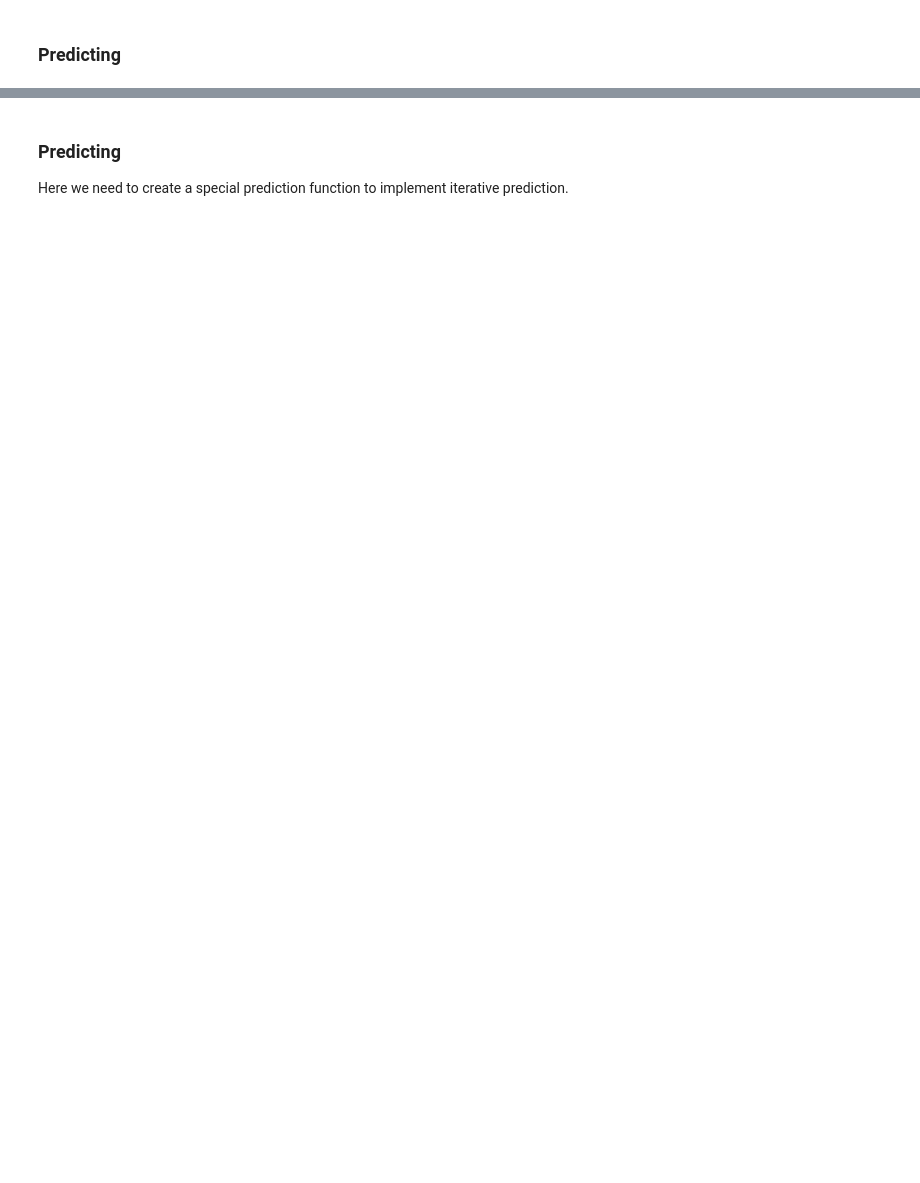
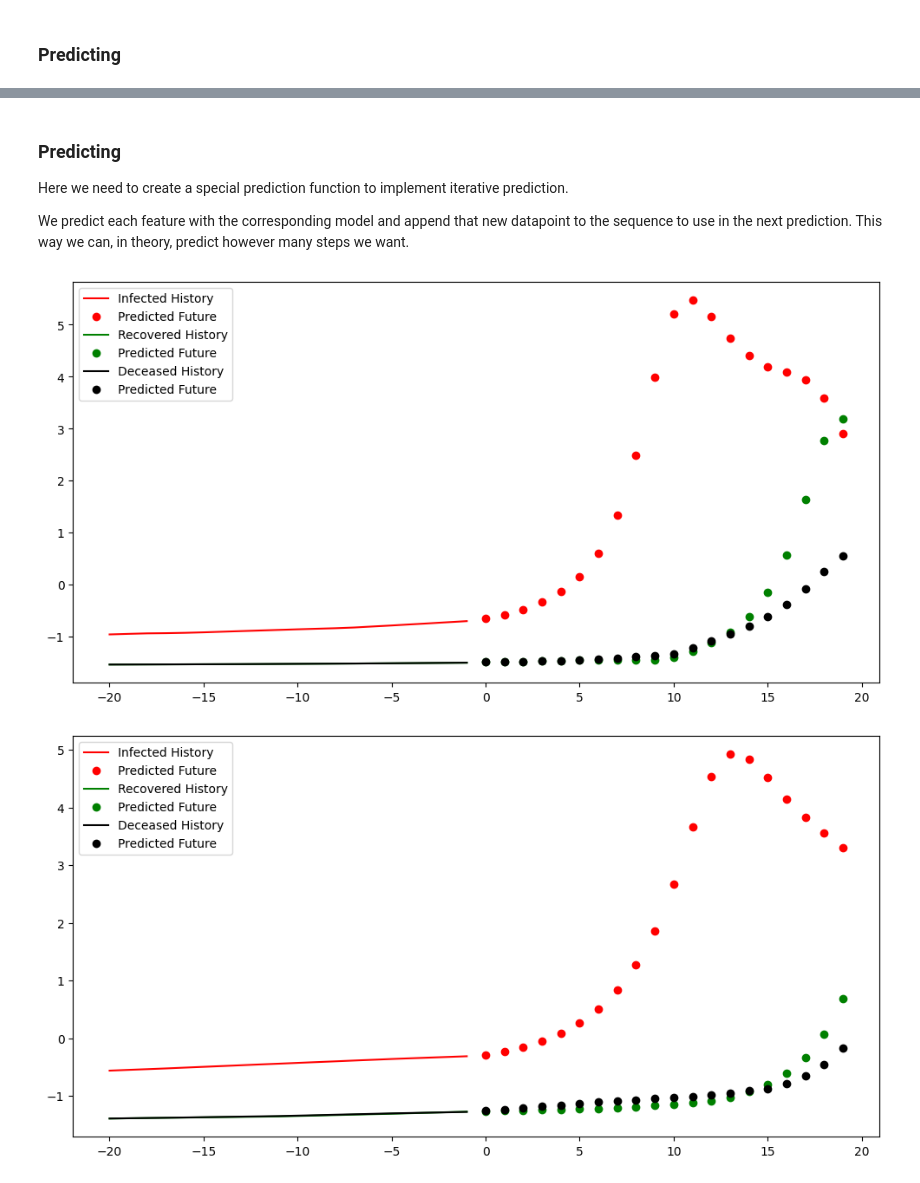
Before and after one commit to kallefrisk/Schoolwork, a Jupyter notebook: Python/DeepLearning/Recurrent_Neural_Net_Demonstration.ipynb, the cells around one changed output, grey strips where cells are left out. Drawn from its saved outputs; the diff is of its cells as text; code cells hidden in the pictures; blank space fills up the shorter version.

```diff
--- a/Python/DeepLearning/Recurrent_Neural_Net_Demonstration.ipynb
+++ b/Python/DeepLearning/Recurrent_Neural_Net_Demonstration.ipynb
@@ -602,15 +881,16 @@ def multi_step_plot(history, true_future, prediction):
     plt.legend(loc='upper left')
     plt.show()
 
-def iterative_step_plot(history, true_future, prediction):
+def iterative_step_plot(history, true_future, prediction, display_true=True):
     names = ['Infected', 'Recovered', 'Deceased']
     colors = ['r', 'g', 'k']
     plt.figure(figsize=(12, 6))
-    num_in = create_time_steps(history.shape[1])
+    num_in = create_time_steps(history.shape[0])
     for col in range(prediction.shape[1]):
-        num_out = true_future.shape[1]
-        plt.plot(num_in, np.array(history[0, :, col]), f'{colors[col]}-', label=f'{names[col]} History')
-        # plt.plot(np.arange(num_out), true_future.flatten(), f'{colors[col]}o', label=f'True {names[col]} Future')
+        num_out = true_future.shape[0]
+        plt.plot(num_in, np.array(history[:, col]), f'{colors[col]}-', label=f'{names[col]} History')
+        if display_true:
+            plt.plot(np.arange(num_out), true_future[:, col], f'{colors[col]}-', label=f'True {names[col]} Future')
         if prediction.T[col].any():
             plt.plot(np.arange(prediction.shape[0]), prediction[:, col], f'{colors[col]}o', label='Predicted Future')
     plt.legend(loc='upper left')
@@ -721,6 +1113,8 @@ iterative_step_history_deceased = iterative_step_model_deceased.fit(
 ### Predicting
 
 Here we need to create a special prediction function to implement iterative prediction.
+
+We predict each feature with the corresponding model and append that new datapoint to the sequence to use in the next prediction. This way we can, in theory, predict however many steps we want.
 # %%
 def iterative_predict(model_infected, model_recovered, model_deceased, initial_sequence, steps_to_predict):
     """
@@ -747,10 +1141,33 @@ def iterative_predict(model_infected, model_recovered, model_deceased, initial_s
 
     return np.array(predictions)  # [[infected, recovered, deceased], ...]
 # %%
-iterations = 5
-for (x1, y1), (x2, y2), (x3, y3) in zip(val_data_infected_iterative.take(3), val_data_recovered_iterative.take(3), val_data_deceased_iterative.take(3)):
-    x1 = tf.reshape(x1[0], (1, 20, 3))
-    iterative_step_plot(x, tf.concat([y1[0], y2[0], y3[0]], axis=0).numpy().reshape(1, -1), iterative_predict(iterative_step_model_infected,
-                            iterative_step_model_recovered,
-                            iterative_step_model_deceased,
-                            x[0], iterations))
+test_simulations = 3
+iterations = 20
+samples = iterations * test_simulations * STEP
+first_batches = list(zip(val_data_infected_iterative.take(samples), val_data_recovered_iterative.take(samples), val_data_deceased_iterative.take(samples)))
+
+# Create true history
+temp = []
+true_values = []
+test_values = []
+count = 0
+for i in range(0, samples, STEP):
+    (x1, y1), (x2, y2), (x3, y3) = first_batches[i]
+    temp.append([y1.numpy()[0], y2.numpy()[0], y3.numpy()[0]])
+    if count % iterations == 0:
+         test_values.append(tf.reshape(x1[0], (1, 20, 3))[0])
+    if count % iterations == iterations - 1:
+        true_values.append(temp)
+        temp = []
+    count += 1
+
+true_values = np.array(true_values).reshape(3, -1, 3)
+
+for j in range(test_simulations):
+    iterative_step_plot(test_values[j], true_values[j], iterative_predict(iterative_step_model_infected,
+                        iterative_step_model_recovered,
+                        iterative_step_model_deceased,
+                        test_values[j], iterations), display_true=False)
+# %% [output]
+[figure, added]
+[figure, added]
```
Also changed, not shown: parts of 46 cells of this notebook.
